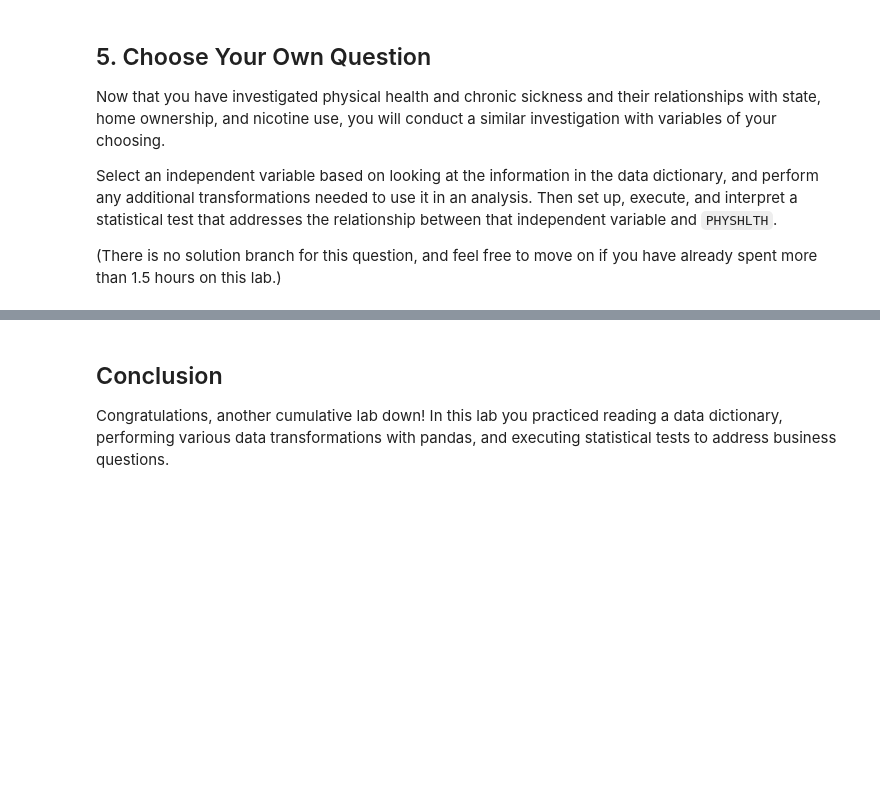
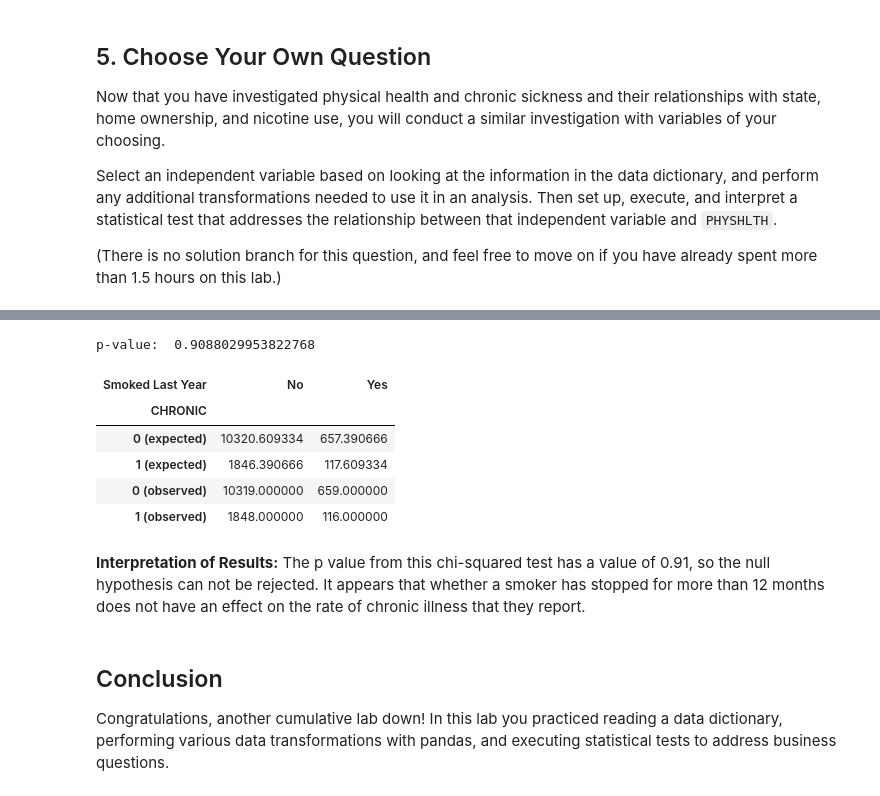
Before and after one commit to jgoett2/dsc-hypothesis-testing-lab, a Jupyter notebook: index.ipynb, the cells around one changed output, grey strips where cells are left out. Saved outputs shown, nothing was run; the diff lists cells and outputs as text; code cells hidden in the pictures; blank space fills up the shorter version.

```diff
--- a/index.ipynb
+++ b/index.ipynb
@@ -535,3 +635,30 @@ Select an independent variable based on looking at the information in the data d
+# %%
+# Create a crosstab to analyze results and run a chi-squared test using it.
+
+contingency_table=pd.crosstab(index=df["CHRONIC"],columns=df["SMKLSTYR"])
+
+statistic, p, dof, expected = stats.chi2_contingency(contingency_table)
+
+results=pd.concat([pd.DataFrame(expected),contingency_table]);
+results.index = ["0 (expected)","1 (expected)","0 (observed)", "1 (observed)"]
+results.index.name = "CHRONIC"
+results.columns = ["No","Yes"]
+results.columns.name = "Smoked Last Year"
+
+#Display results
+print("p-value: ",p)
+results
+# %% [output]
+p-value:  0.9088029953822768
+| Smoked Last Year | No | Yes |
+| CHRONIC |  |  |
+| 0 (expected) | 10320.609334 | 657.390666 |
+| 1 (expected) | 1846.390666 | 117.609334 |
+| 0 (observed) | 10319.000000 | 659.000000 |
+| 1 (observed) | 1848.000000 | 116.000000 |
+# %% [markdown]
+**Interpretation of Results:** The p value from this chi-squared test has a value of 0.91, so the null hypothesis can not be rejected.  It appears that whether a smoker has stopped for more than 12 months does not have an effect on the rate of
+chronic illness that they report.
 # %% [markdown]
 ## Conclusion
 
```
Also changed, not shown: parts of 18 cells of this notebook.
